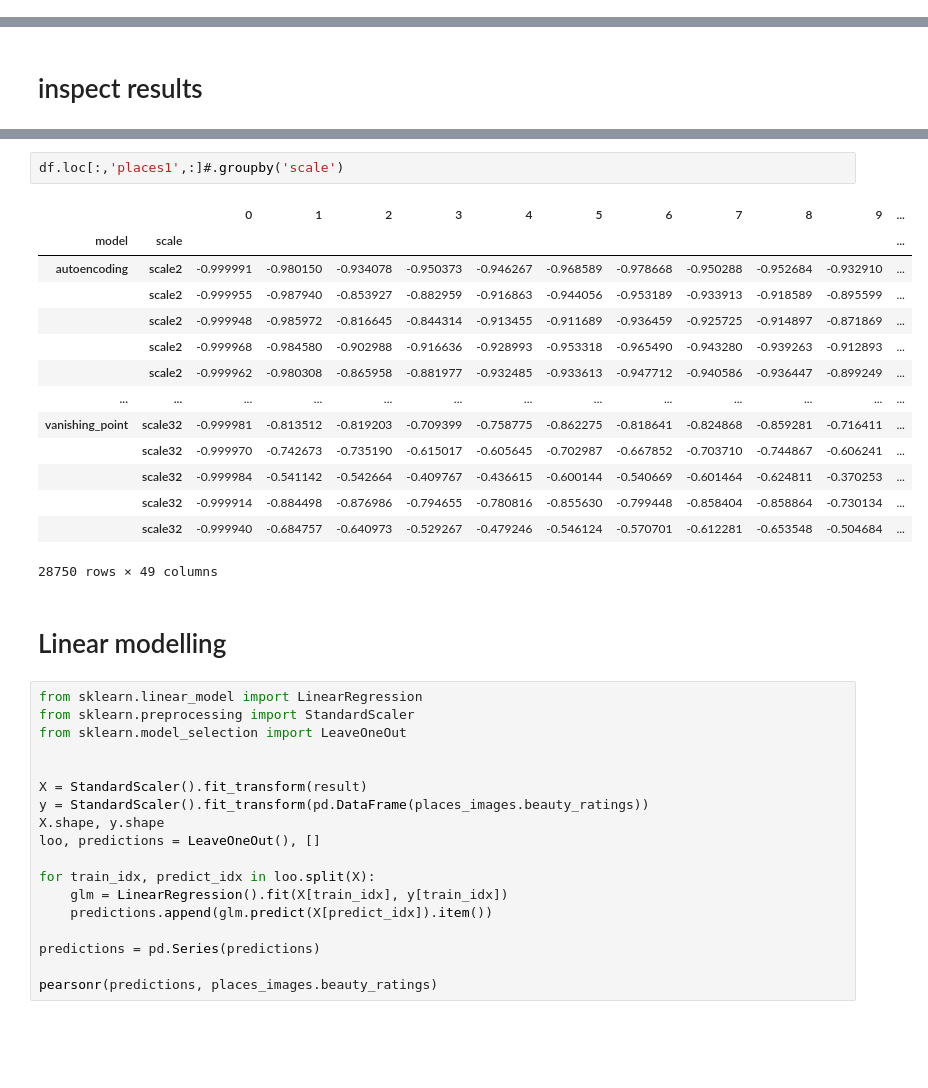
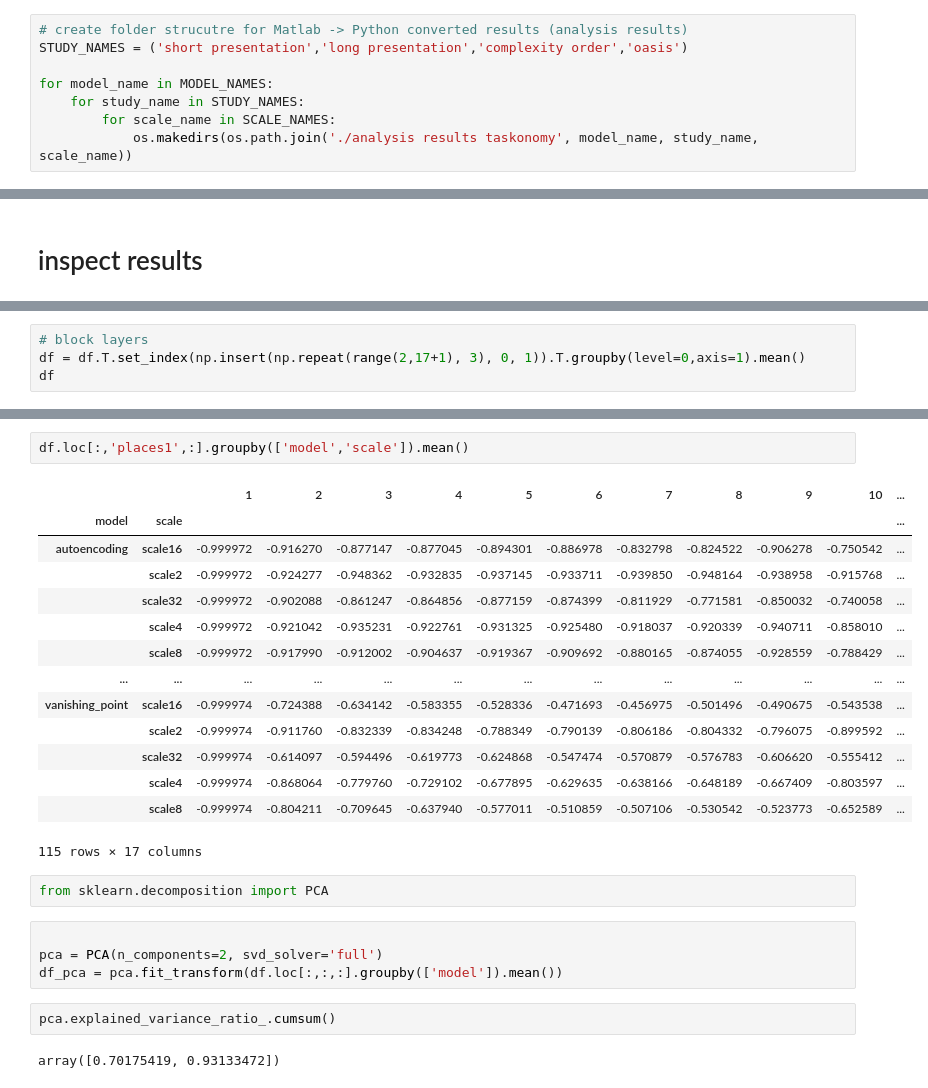
Before and after one commit to toniklenk/thesis-integration-beauty, a Jupyter notebook: analyse_taskonomy.ipynb, the cells around one changed output, grey strips where cells are left out. Saved outputs shown, nothing was run; the diff lists cells and outputs as text; blank space fills up the shorter version.

```diff
--- a/analyse_taskonomy.ipynb
+++ b/analyse_taskonomy.ipynb
@@ -45,6 +47,14 @@ for model_name in MODEL_NAMES:
 # create folder strucutre for Pytorch -> Matlab converted results
 for model_name in MODEL_NAMES:
     os.makedirs(os.path.join('../matlab analysis', 'data taskonomy', model_name))
+# %%
+# create folder strucutre for Matlab -> Python converted results (analysis results)
+STUDY_NAMES = ('short presentation','long presentation','complexity order','oasis')
+
+for model_name in MODEL_NAMES:
+    for study_name in STUDY_NAMES:
+        for scale_name in SCALE_NAMES:
+            os.makedirs(os.path.join('./analysis results taskonomy', model_name, study_name, scale_name))
 # %% [markdown]
 # model analysis
 # %%
@@ -147,0 +139,4 @@ df
+# %%
+# block layers
+df = df.T.set_index(np.insert(np.repeat(range(2,17+1), 3), 0, 1)).T.groupby(level=0,axis=1).mean()
+df
@@ -177,37 +183,27 @@ with PdfPages('Mean integration per model') as pdf:
 # %%
-df.loc[:,'places1',:]#.groupby('scale')
+df.loc[:,'places1',:].groupby(['model','scale']).mean()
 # %% [output]
-|  |  | 0 | 1 | 2 | 3 | 4 | 5 | 6 | 7 | 8 | 9 | ... |
+|  |  | 1 | 2 | 3 | 4 | 5 | 6 | 7 | 8 | 9 | 10 | ... |
 | model | scale |  |  |  |  |  |  |  |  |  |  | ... |
-| autoencoding | scale2 | -0.999991 | -0.980150 | -0.934078 | -0.950373 | -0.946267 | -0.968589 | -0.978668 | -0.950288 | -0.952684 | -0.932910 | ... |
-|  | scale2 | -0.999955 | -0.987940 | -0.853927 | -0.882959 | -0.916863 | -0.944056 | -0.953189 | -0.933913 | -0.918589 | -0.895599 | ... |
-|  | scale2 | -0.999948 | -0.985972 | -0.816645 | -0.844314 | -0.913455 | -0.911689 | -0.936459 | -0.925725 | -0.914897 | -0.871869 | ... |
-|  | scale2 | -0.999968 | -0.984580 | -0.902988 | -0.916636 | -0.928993 | -0.953318 | -0.965490 | -0.943280 | -0.939263 | -0.912893 | ... |
-|  | scale2 | -0.999962 | -0.980308 | -0.865958 | -0.881977 | -0.932485 | -0.933613 | -0.947712 | -0.940586 | -0.936447 | -0.899249 | ... |
+| autoencoding | scale16 | -0.999972 | -0.916270 | -0.877147 | -0.877045 | -0.894301 | -0.886978 | -0.832798 | -0.824522 | -0.906278 | -0.750542 | ... |
+|  | scale2 | -0.999972 | -0.924277 | -0.948362 | -0.932835 | -0.937145 | -0.933711 | -0.939850 | -0.948164 | -0.938958 | -0.915768 | ... |
+|  | scale32 | -0.999972 | -0.902088 | -0.861247 | -0.864856 | -0.877159 | -0.874399 | -0.811929 | -0.771581 | -0.850032 | -0.740058 | ... |
+|  | scale4 | -0.999972 | -0.921042 | -0.935231 | -0.922761 | -0.931325 | -0.925480 | -0.918037 | -0.920339 | -0.940711 | -0.858010 | ... |
+|  | scale8 | -0.999972 | -0.917990 | -0.912002 | -0.904637 | -0.919367 | -0.909692 | -0.880165 | -0.874055 | -0.928559 | -0.788429 | ... |
 | ... | ... | ... | ... | ... | ... | ... | ... | ... | ... | ... | ... | ... |
-| vanishing_point | scale32 | -0.999981 | -0.813512 | -0.819203 | -0.709399 | -0.758775 | -0.862275 | -0.818641 | -0.824868 | -0.859281 | -0.716411 | ... |
-|  | scale32 | -0.999970 | -0.742673 | -0.735190 | -0.615017 | -0.605645 | -0.702987 | -0.667852 | -0.703710 | -0.744867 | -0.606241 | ... |
-|  | scale32 | -0.999984 | -0.541142 | -0.542664 | -0.409767 | -0.436615 | -0.600144 | -0.540669 | -0.601464 | -0.624811 | -0.370253 | ... |
-|  | scale32 | -0.999914 | -0.884498 | -0.876986 | -0.794655 | -0.780816 | -0.855630 | -0.799448 | -0.858404 | -0.858864 | -0.730134 | ... |
-|  | scale32 | -0.999940 | -0.684757 | -0.640973 | -0.529267 | -0.479246 | -0.546124 | -0.570701 | -0.612281 | -0.653548 | -0.504684 | ... |
+| vanishing_point | scale16 | -0.999974 | -0.724388 | -0.634142 | -0.583355 | -0.528336 | -0.471693 | -0.456975 | -0.501496 | -0.490675 | -0.543538 | ... |
+|  | scale2 | -0.999974 | -0.911760 | -0.832339 | -0.834248 | -0.788349 | -0.790139 | -0.806186 | -0.804332 | -0.796075 | -0.899592 | ... |
+|  | scale32 | -0.999974 | -0.614097 | -0.594496 | -0.619773 | -0.624868 | -0.547474 | -0.570879 | -0.576783 | -0.606620 | -0.555412 | ... |
+|  | scale4 | -0.999974 | -0.868064 | -0.779760 | -0.729102 | -0.677895 | -0.629635 | -0.638166 | -0.648189 | -0.667409 | -0.803597 | ... |
+|  | scale8 | -0.999974 | -0.804211 | -0.709645 | -0.637940 | -0.577011 | -0.510859 | -0.507106 | -0.530542 | -0.523773 | -0.652589 | ... |
-28750 rows × 49 columns
+115 rows × 17 columns
-# %% [markdown]
-# Linear modelling
-# %%
-from sklearn.linear_model import LinearRegression
-from sklearn.preprocessing import StandardScaler
-from sklearn.model_selection import LeaveOneOut
-
-
-X = StandardScaler().fit_transform(result)
-y = StandardScaler().fit_transform(pd.DataFrame(places_images.beauty_ratings))
-X.shape, y.shape
-loo, predictions = LeaveOneOut(), []
-
-for train_idx, predict_idx in loo.split(X):
-    glm = LinearRegression().fit(X[train_idx], y[train_idx])
-    predictions.append(glm.predict(X[predict_idx]).item())
-
-predictions = pd.Series(predictions)
-
-pearsonr(predictions, places_images.beauty_ratings)
+# %%
+from sklearn.decomposition import PCA
+# %%
+
+pca = PCA(n_components=2, svd_solver='full')
+df_pca = pca.fit_transform(df.loc[:,:,:].groupby(['model']).mean())
+# %%
+pca.explained_variance_ratio_.cumsum()
+# %% [output]
+array([0.70175419, 0.93133472])
```
Also changed, not shown: parts of 31 cells of this notebook, 5 other files.
